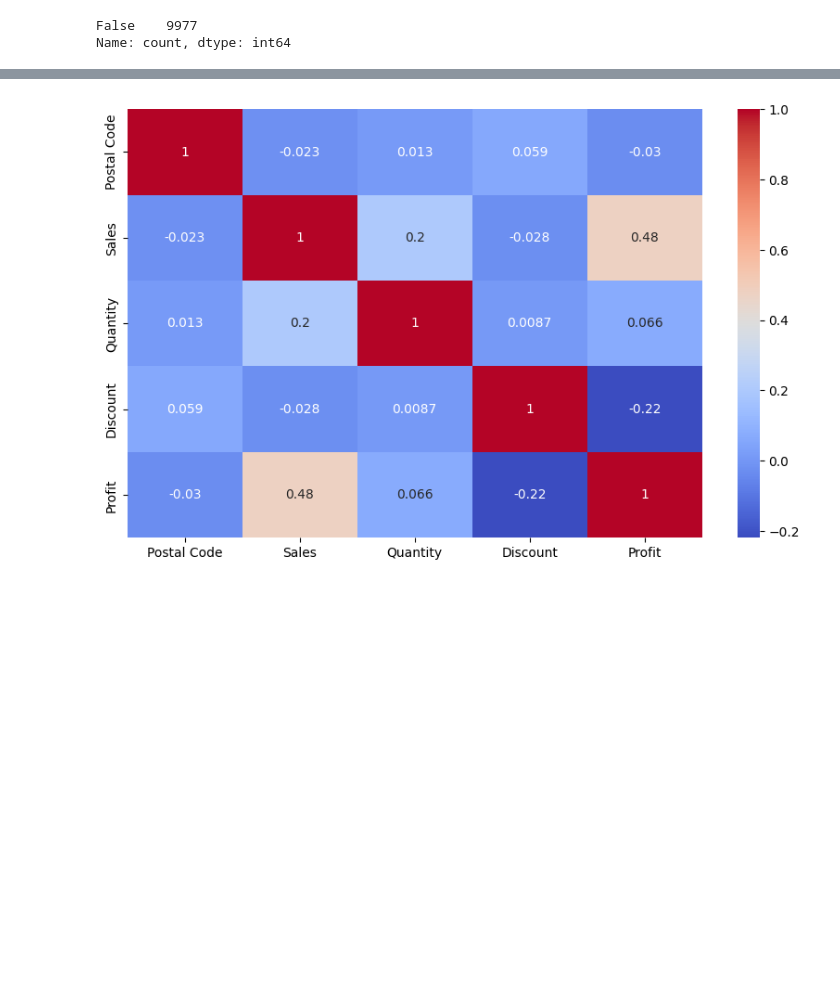
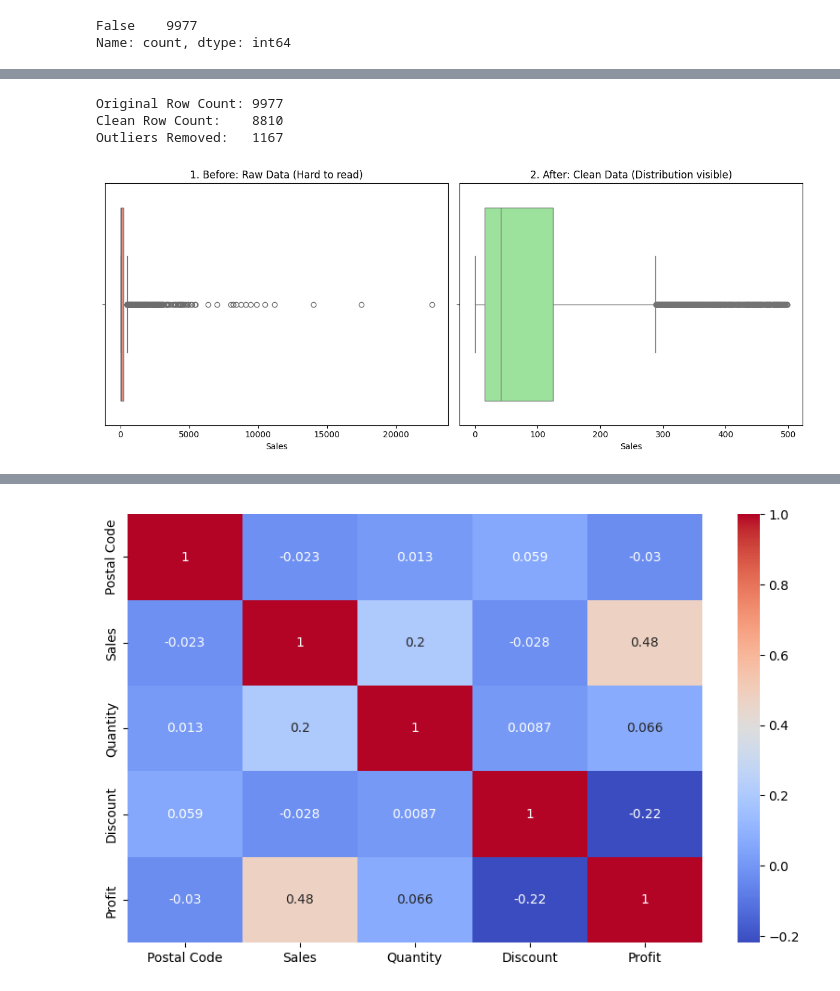
Before and after one commit to OA-Biswajit/Messy-Retail-Audit, a Jupyter notebook: Messy Retail Audit.ipynb, the cells around one changed output, grey strips where cells are left out. Drawn from its saved outputs; the diff is of its cells as text; code cells hidden in the pictures; blank space fills up the shorter version.

Commit message:
IQR,Box plot added and other comparative analysis

```diff
--- a/Messy Retail Audit.ipynb
+++ b/Messy Retail Audit.ipynb
@@ -234,0 +217,42 @@ numeric_df.corr()
+# %%
+import pandas as pd
+import matplotlib.pyplot as plt
+import seaborn as sns
+
+
+# --- STEP 1: Visualize First ---
+# We use a Boxplot because it is designed specifically to spot outliers
+plt.figure(figsize=(12, 5))
+
+plt.subplot(1, 2, 1)
+sns.boxplot(x=df['Sales'], color='salmon')
+plt.title("1. Before: Raw Data (Hard to read)")
+
+# --- STEP 2: Find & Remove ---
+# We use the IQR (Interquartile Range) method to mathematically define an outlier
+Q1 = df['Sales'].quantile(0.25)
+Q3 = df['Sales'].quantile(0.75)
+IQR = Q3 - Q1
+
+# Define bounds
+lower_bound = Q1 - 1.5 * IQR
+upper_bound = Q3 + 1.5 * IQR
+
+# Remove them
+df_clean_sales = df[(df['Sales'] >= lower_bound) & (df['Sales'] <= upper_bound)]
+
+print(f"Original Row Count: {len(df)}")
+print(f"Clean Row Count:    {len(df_clean_sales)}")
+print(f"Outliers Removed:   {len(df) - len(df_clean_sales)}")
+# --- STEP 3: Visualize Again ---
+plt.subplot(1, 2, 2)
+sns.boxplot(x=df_clean_sales['Sales'], color='lightgreen')
+plt.title("2. After: Clean Data (Distribution visible)")
+
+plt.tight_layout()
+plt.show()
+# %% [output]
+Original Row Count: 9977
+Clean Row Count:    8810
+Outliers Removed:   1167
+[figure, added]
```
Also changed, not shown: parts of 24 cells of this notebook.
